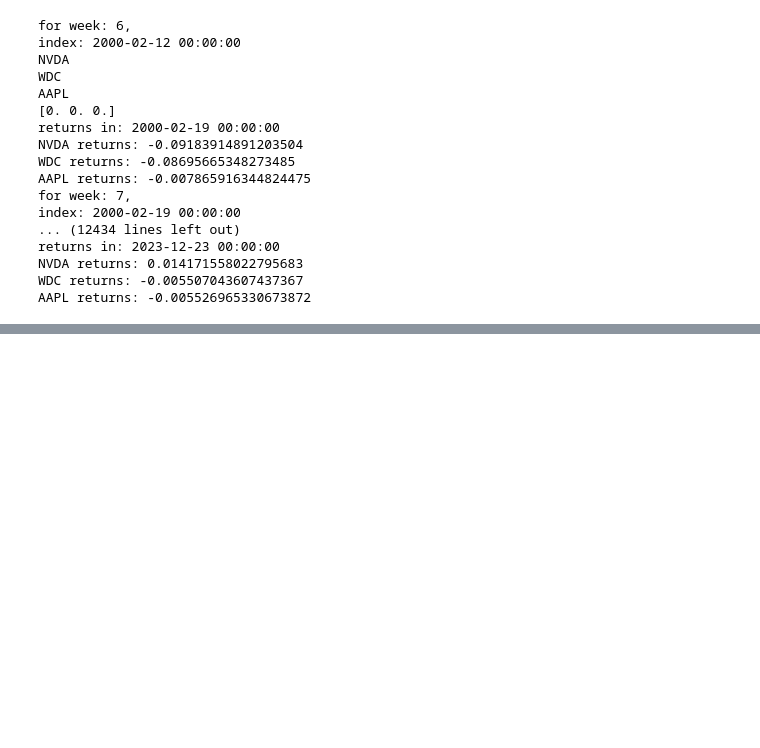
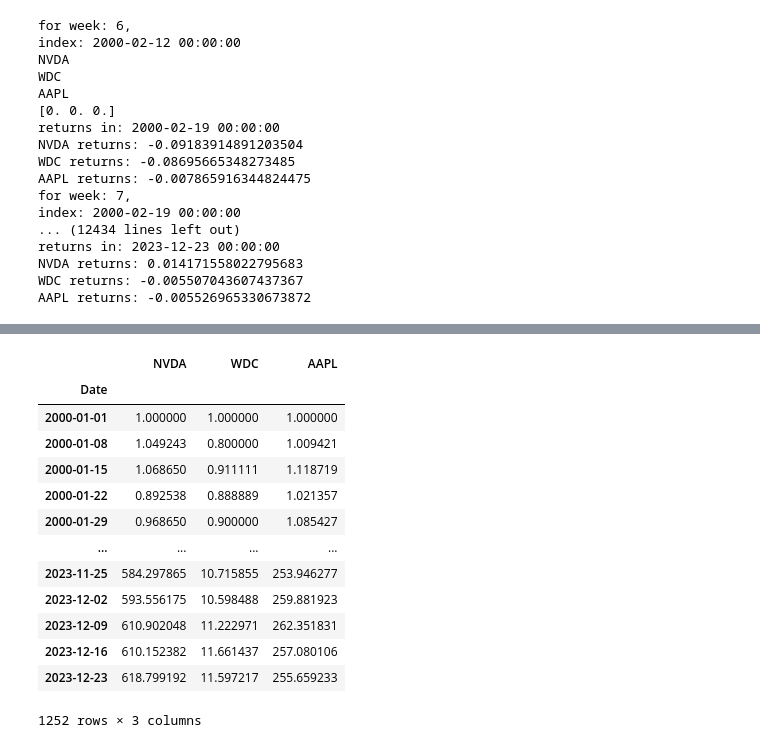
Before and after one commit to pNatTueku/codingProjectwithPython, a Jupyter notebook: project_07_stock_price_list.ipynb, the cells around one changed output, grey strips where cells are left out. Saved outputs shown, nothing was run; the diff lists cells and outputs as text; code cells hidden in the pictures; blank space fills up the shorter version.

```diff
--- a/project_07_stock_price_list.ipynb
+++ b/project_07_stock_price_list.ipynb
@@ -453,0 +632,17 @@ AAPL returns: -0.005526965330673872
+# %%
+df[sample_stock_list] / df[sample_stock_list].iloc[0]
+# %% [output]
+|  | NVDA | WDC | AAPL |
+| Date |  |  |  |
+| 2000-01-01 | 1.000000 | 1.000000 | 1.000000 |
+| 2000-01-08 | 1.049243 | 0.800000 | 1.009421 |
+| 2000-01-15 | 1.068650 | 0.911111 | 1.118719 |
+| 2000-01-22 | 0.892538 | 0.888889 | 1.021357 |
+| 2000-01-29 | 0.968650 | 0.900000 | 1.085427 |
+| ... | ... | ... | ... |
+| 2023-11-25 | 584.297865 | 10.715855 | 253.946277 |
+| 2023-12-02 | 593.556175 | 10.598488 | 259.881923 |
+| 2023-12-09 | 610.902048 | 11.222971 | 262.351831 |
+| 2023-12-16 | 610.152382 | 11.661437 | 257.080106 |
+| 2023-12-23 | 618.799192 | 11.597217 | 255.659233 |
+1252 rows × 3 columns
```
Also changed, not shown: parts of 20 cells of this notebook.
